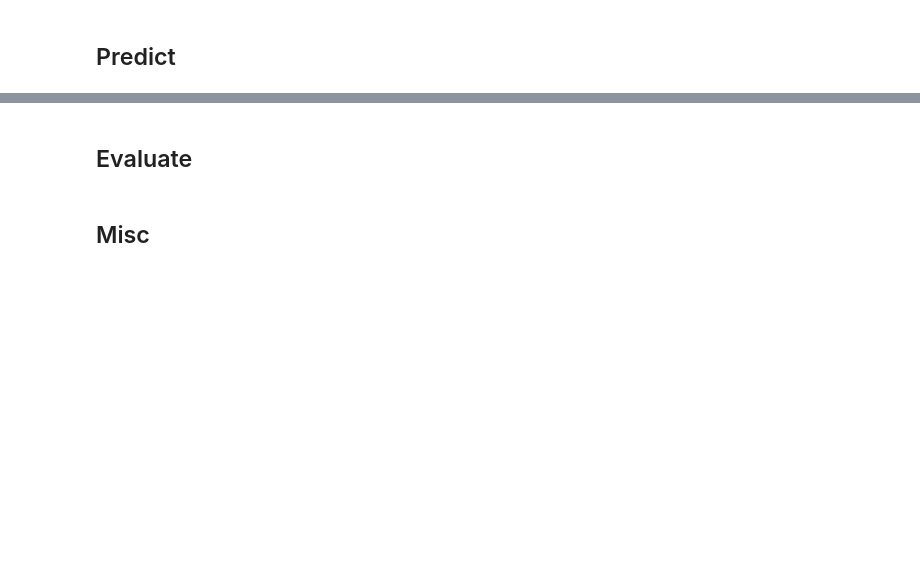
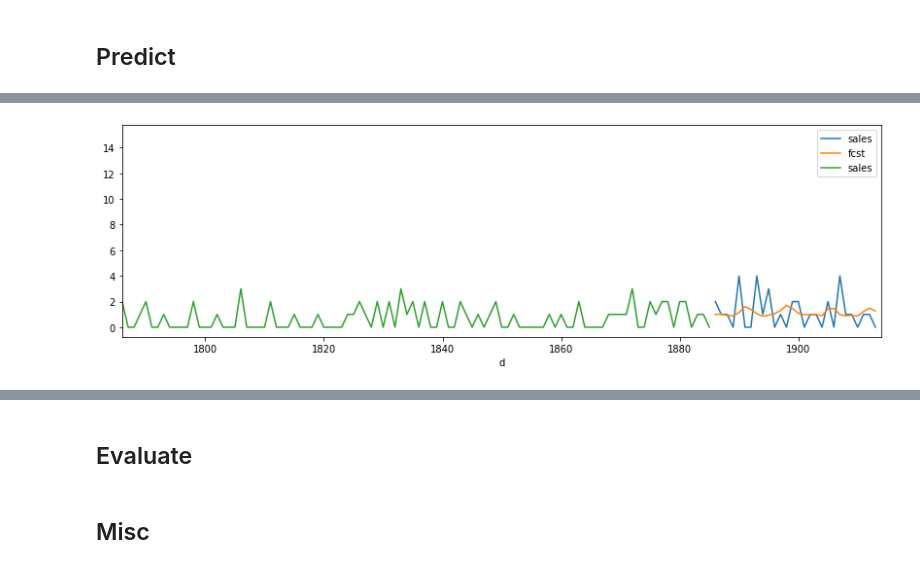
Before and after one commit to coldwhitewinters/m5-forecasting, a Jupyter notebook: notebooks/forecast-Copy1.ipynb, the cells around one changed output, grey strips where cells are left out. Drawn from its saved outputs; the diff is of its cells as text; code cells hidden in the pictures; blank space fills up the shorter version.

```diff
--- a/notebooks/forecast-Copy1.ipynb
+++ b/notebooks/forecast-Copy1.ipynb
@@ -71,0 +64,4 @@ plot_fcst(cfg.DATA_DIR, cfg.FCST_DIR, level=level)
+# %%
+plot_fcst(cfg.DATA_DIR, cfg.FCST_DIR, level=level, step=3)
+# %% [output]
+[figure, added]
```
Also changed, not shown: parts of 4 cells of this notebook, 24 other files.
